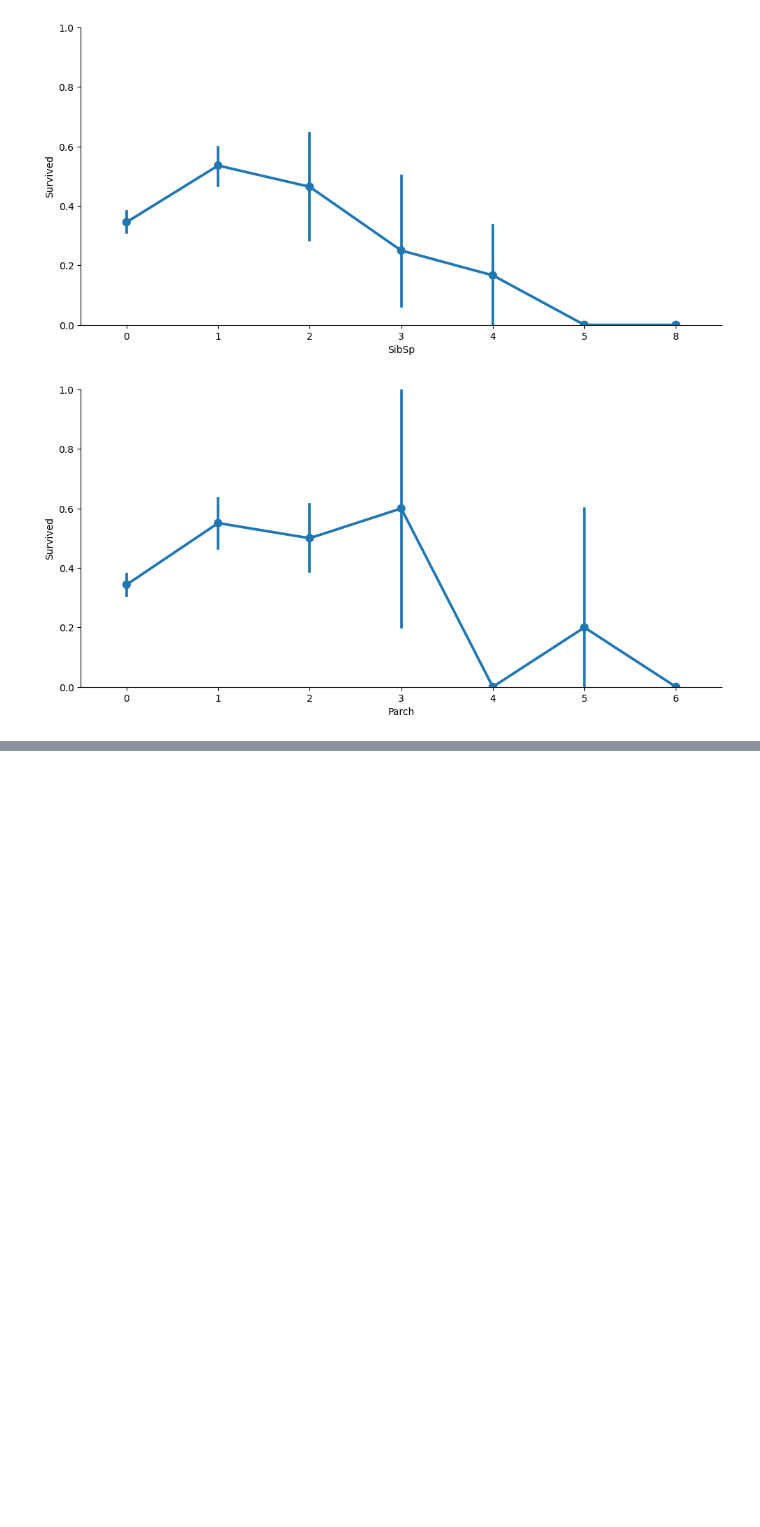
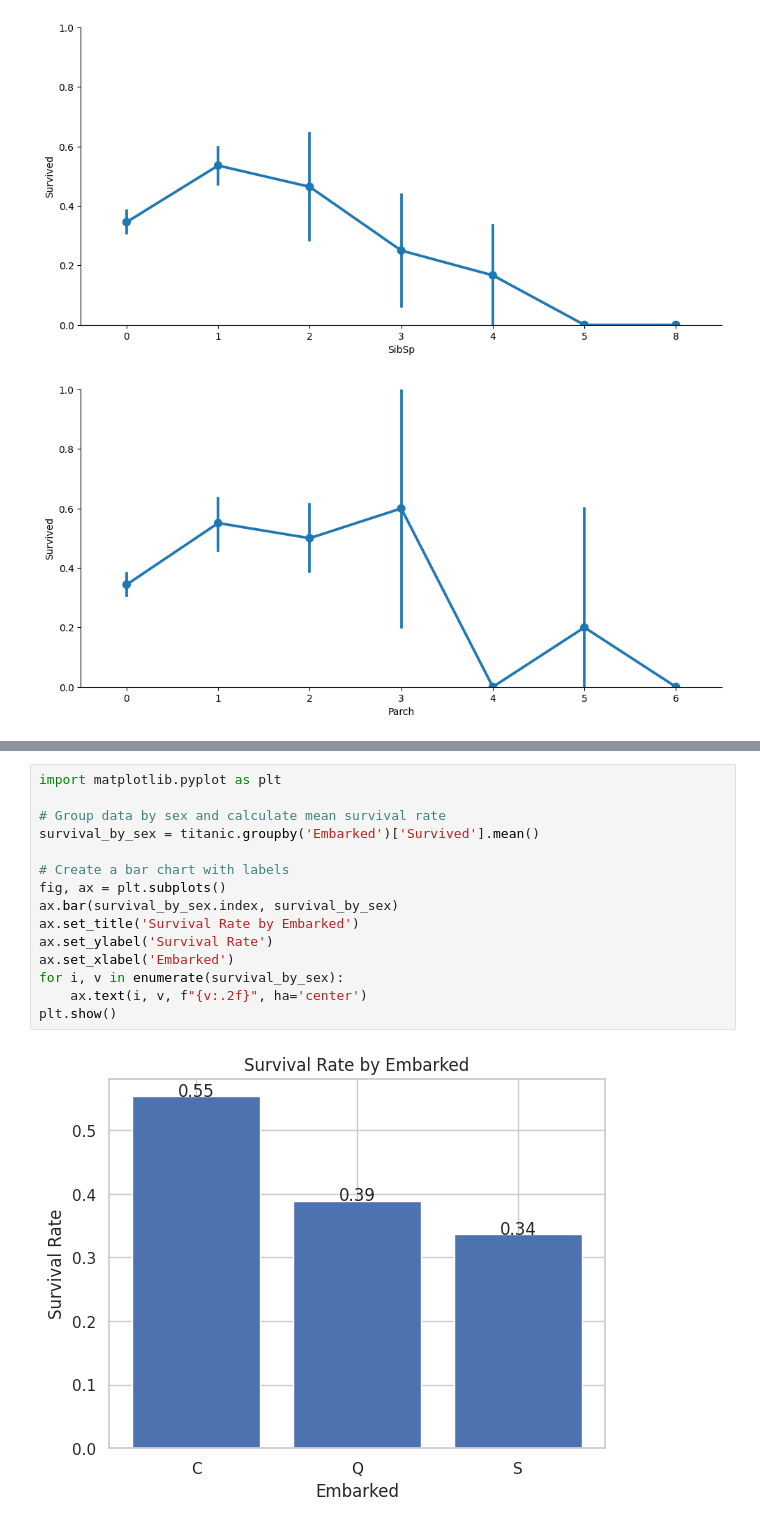
Before and after one commit to ArifAygun/Applied-Machine-Learning-Feature-Engineering, a Jupyter notebook: AA_AML_Feature_Engineering.ipynb, the cells around one changed output, grey strips where cells are left out. Saved outputs shown, nothing was run; the diff lists cells and outputs as text; blank space fills up the shorter version.

```diff
--- a/AA_AML_Feature_Engineering.ipynb
+++ b/AA_AML_Feature_Engineering.ipynb
@@ -346,0 +521,17 @@ for col in ['Pclass', 'SibSp', 'Parch']:
+# %%
+import matplotlib.pyplot as plt
+
+# Group data by sex and calculate mean survival rate
+survival_by_sex = titanic.groupby('Embarked')['Survived'].mean()
+
+# Create a bar chart with labels
+fig, ax = plt.subplots()
+ax.bar(survival_by_sex.index, survival_by_sex)
+ax.set_title('Survival Rate by Embarked')
+ax.set_ylabel('Survival Rate')
+ax.set_xlabel('Embarked')
+for i, v in enumerate(survival_by_sex):
+    ax.text(i, v, f"{v:.2f}", ha='center')
+plt.show()
+# %% [output]
+[figure, added]
```
Also changed, not shown: parts of 26 cells of this notebook.
